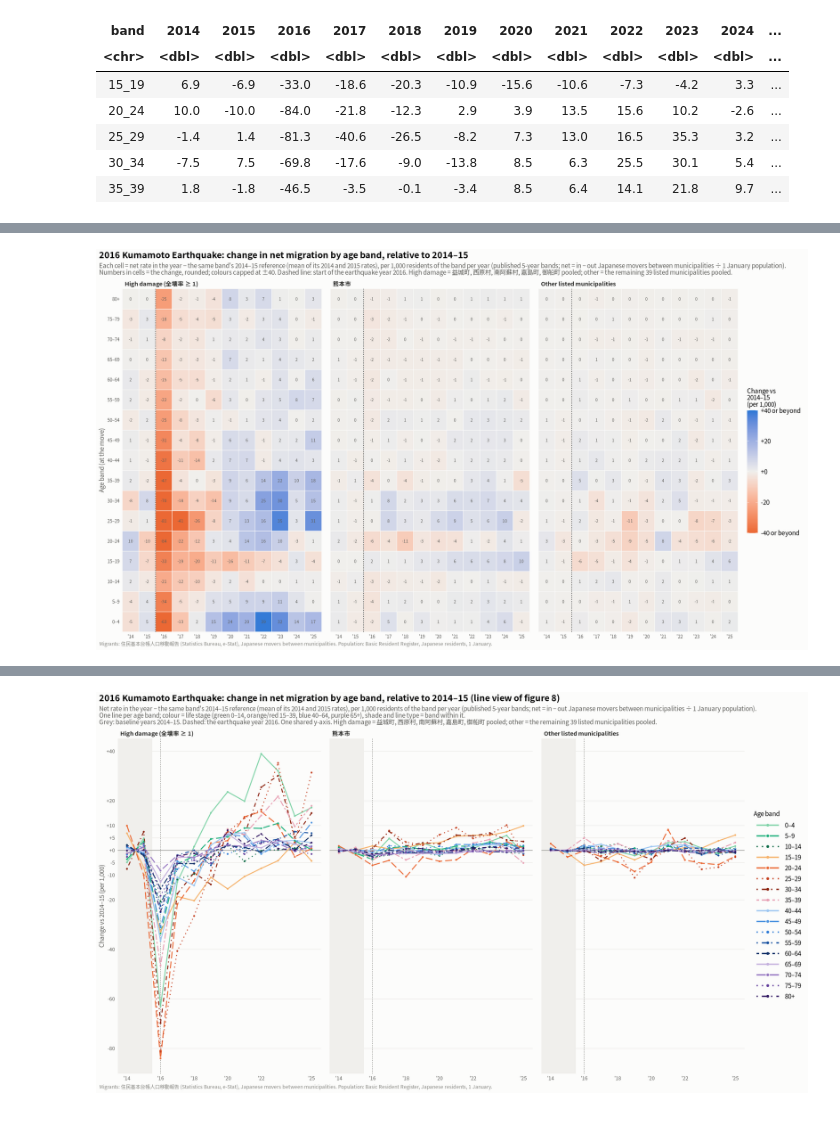
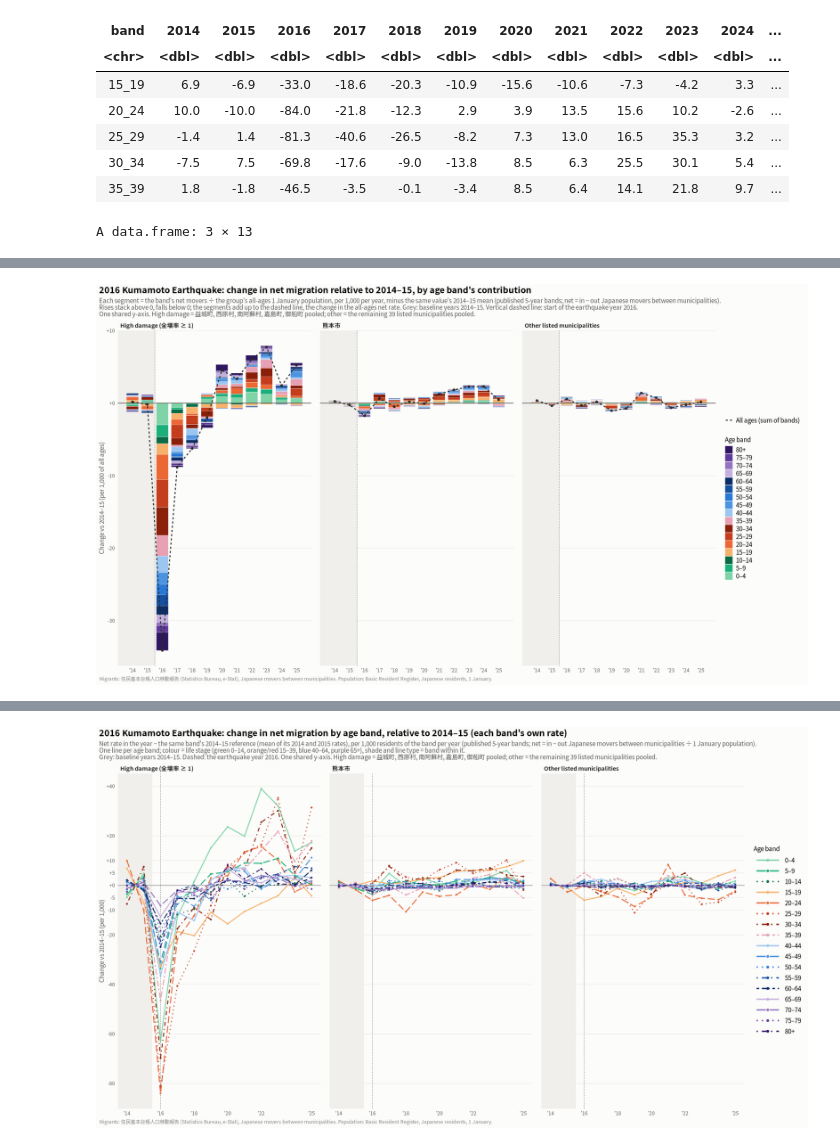
Before and after one commit to toshiakiasakura/jpn_disaster_recovery, a Jupyter notebook: src/3r_migration_kumamoto.ipynb, the cells around one changed output, grey strips where cells are left out. Saved outputs shown, nothing was run; the diff lists cells and outputs as text; code cells hidden in the pictures.

```diff
--- a/src/3r_migration_kumamoto.ipynb
+++ b/src/3r_migration_kumamoto.ipynb
@@ -638,7 +644,7 @@ A data.frame: 5 × 14
 | 30_34 | -7.5 | 7.5 | -69.8 | -17.6 | -9.0 | -13.8 | 8.5 | 6.3 | 25.5 | 30.1 | 5.4 | ... |
 | 35_39 | 1.8 | -1.8 | -46.5 | -3.5 | -0.1 | -3.4 | 8.5 | 6.4 | 14.1 | 21.8 | 9.7 | ... |
 # %%
-# Diverging fill capped at +-cap; labels mark the capped ends
+# Diverging fill capped at +-cap; labels mark the capped ends (used in figure 9)
 change_fill <- function(cap, name) {
   scale_fill_gradient2(low = "#eb6834", mid = "#f0efec", high = "#2a78d6", midpoint = 0,
                        limits = c(-cap, cap), breaks = seq(-cap, cap, cap / 2),
@@ -652,21 +658,61 @@ heat_theme <- function() list(
         axis.text.x = element_text(size = 7.5), axis.text.y = element_text(size = 7.5))
 )
 
-cap8 <- 40
-p8 <- ggplot(chg5, aes(year, band, fill = pmax(pmin(change, cap8), -cap8))) +
-  geom_tile(colour = surface, linewidth = 0.3) +
-  geom_text(aes(label = ifelse(abs(change) < 0.5, "0", sprintf("%.0f", change))), size = 2.3, colour = ink2, family = jp_font) +
-  geom_vline(xintercept = event_x - 0.5, colour = ink, linewidth = 0.4, linetype = "22") +
+# Colour = life stage (hue family), shade = band within it (also used in figure 10)
+band_family <- list(
+  `0–14`  = c("#7fd3a7", "#1baf7a", "#0b6b47"),                          # greens
+  `15–39` = c("#f6b26b", "#eb6834", "#c43d1c", "#8a1f0a", "#e8a0b4"),    # oranges / reds
+  `40–64` = c("#9cc6f2", "#4d94e0", "#2a78d6", "#1650a0", "#0d2d66"),    # blues
+  `65+`   = c("#c4b0de", "#9474c0", "#5f3a9a", "#2f1660"))              # purples
+band_cols <- setNames(unlist(band_family, use.names = FALSE), bands5)
+stopifnot(length(band_cols) == length(bands5))
+
+# Each band's contribution to the all-ages net rate: band net / all-ages population
+contrib5 <- yr5 |>
+  group_by(group, year) |>
+  mutate(pop_all = sum(pop)) |>
+  ungroup() |>
+  mutate(contrib = 1000 * net / pop_all) |>
+  group_by(group, band) |>
+  mutate(change = contrib - mean(contrib[year <= 2015])) |>   # minus the mean of its 2014 and 2015 values
+  ungroup() |>
+  mutate(group = factor(group, levels = group_levels), band = factor(band, levels = bands5))
+tot5 <- contrib5 |> group_by(group, year) |> summarise(change = sum(change), .groups = "drop")
+
+# Check: bands add up to the change in the all-ages rate
+chk <- yr5 |> group_by(group, year) |> summarise(rate = 1000 * sum(net) / sum(pop), .groups = "drop") |>
+  group_by(group) |> mutate(change_all = rate - mean(rate[year <= 2015])) |> ungroup() |>
+  mutate(group = factor(group, levels = group_levels)) |>
+  inner_join(tot5, by = c("group", "year"))
+stopifnot(max(abs(chk$change_all - chk$change)) < 1e-9)
+
+# Table: change in the all-ages net rate (per 1,000), by group
+tot5 |> mutate(change = round(change, 1)) |> pivot_wider(names_from = year, values_from = change) |> as.data.frame()
+
+p8 <- ggplot(contrib5, aes(year, change)) +
+  annotate("rect", xmin = -Inf, xmax = base_year - 0.5, ymin = -Inf, ymax = Inf, fill = "#f0efec") +
+  geom_col(aes(fill = band), width = 0.8, colour = surface, linewidth = 0.15,
+           position = position_stack(reverse = TRUE)) +  # youngest band next to zero, oldest outermost
+  geom_hline(yintercept = 0, colour = ink, linewidth = 0.4) +
+  geom_vline(xintercept = event_x - 0.5, colour = ink3, linewidth = 0.4, linetype = "22") +
+  geom_line(data = tot5, aes(linetype = "All ages (sum of bands)"), colour = ink, linewidth = 0.8) +
+  geom_point(data = tot5, colour = ink, size = 1.4) +
   facet_wrap(~group, nrow = 1) +
-  change_fill(cap8, "Change vs\n2014–15\n(per 1,000)") +
-  scale_x_continuous(breaks = years, labels = function(v) paste0("'", substr(v, 3, 4)), expand = c(0, 0)) +
-  scale_y_discrete(labels = function(b) sub("_", "–", b), expand = c(0, 0)) +
-  labs(title = "2016 Kumamoto Earthquake: change in net migration by age band, relative to 2014–15",
-       subtitle = paste0("Each cell = net rate in the year − the same band's 2014–15 reference (mean of its 2014 and 2015 rates), per 1,000 residents of the band per year (published 5-year bands; ",
-                         "net = in − out Japanese movers between municipalities ÷ 1 January population).\n",
-                         "Numbers in cells = the change, rounded; colours capped at ±", cap8, ". Dashed line: start of the earthquake year 2016. ",
-                         "High damage = 益城町, 西原村, 南阿蘇村, 嘉島町, 御船町 pooled; other = the remaining 39 listed municipalities pooled."),
-       x = NULL, y = "Age band (at the move)", caption = src_note) +
-  heat_theme()
-show_save(p8, "08_band_change_heat", width = 18, height = 7.5)
+  scale_fill_manual(values = band_cols, labels = function(b) sub("_", "–", b), name = "Age band",
+                    guide = guide_legend(ncol = 1, reverse = TRUE, order = 2)) +
+  scale_linetype_manual(values = c("All ages (sum of bands)" = "22"), name = NULL,
+                        guide = guide_legend(order = 1, override.aes = list(linewidth = 0.8))) +
+  scale_x_continuous(breaks = years, labels = function(v) paste0("'", substr(v, 3, 4))) +
+  scale_y_continuous(labels = function(v) sprintf("%+g", v)) +
+  labs(title = "2016 Kumamoto Earthquake: change in net migration relative to 2014–15, by age band's contribution",
+       subtitle = paste0("Each segment = the band's net movers ÷ the group's all-ages 1 January population, per 1,000 per year, minus the same value's 2014–15 mean ",
+                         "(published 5-year bands; net = in − out Japanese movers between municipalities).\n",
+                         "Rises stack above 0, falls below 0; the segments add up to the dashed line, the change in the all-ages net rate. ",
+                         "Grey: baseline years 2014–15. Vertical dashed line: start of the earthquake year 2016.\n",
+                         "One shared y-axis. High damage = 益城町, 西原村, 南阿蘇村, 嘉島町, 御船町 pooled; other = the remaining 39 listed municipalities pooled."),
+       x = NULL, y = "Change vs 2014–15 (per 1,000 of all ages)", caption = src_note) +
+  base_theme() +
+  theme(legend.position = "right", legend.justification = "center", legend.key.size = unit(0.45, "cm"))
+show_save(p8, "08_band_change_stacked", width = 18, height = 7.5)
 # %% [output]
+A data.frame: 3 × 13
@@ -673,2 +724,2 @@ show_save(p8, "08_band_change_heat", width = 18, height = 7.5)
-[figure, old version]
+[figure, new version]
 # %% [markdown]
```
Also changed, not shown: parts of 12 cells of this notebook, 14 other files.
